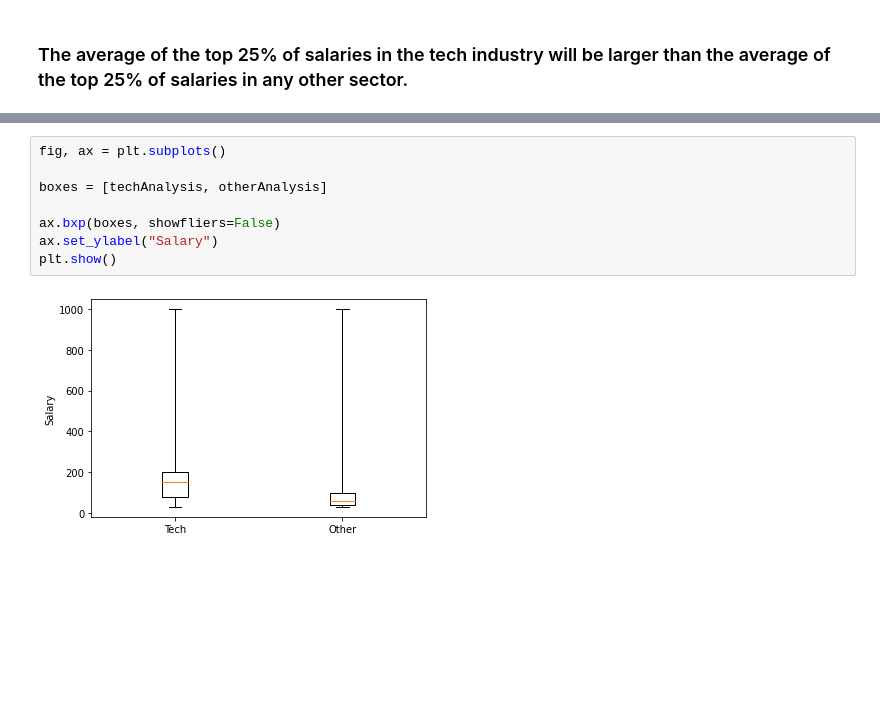
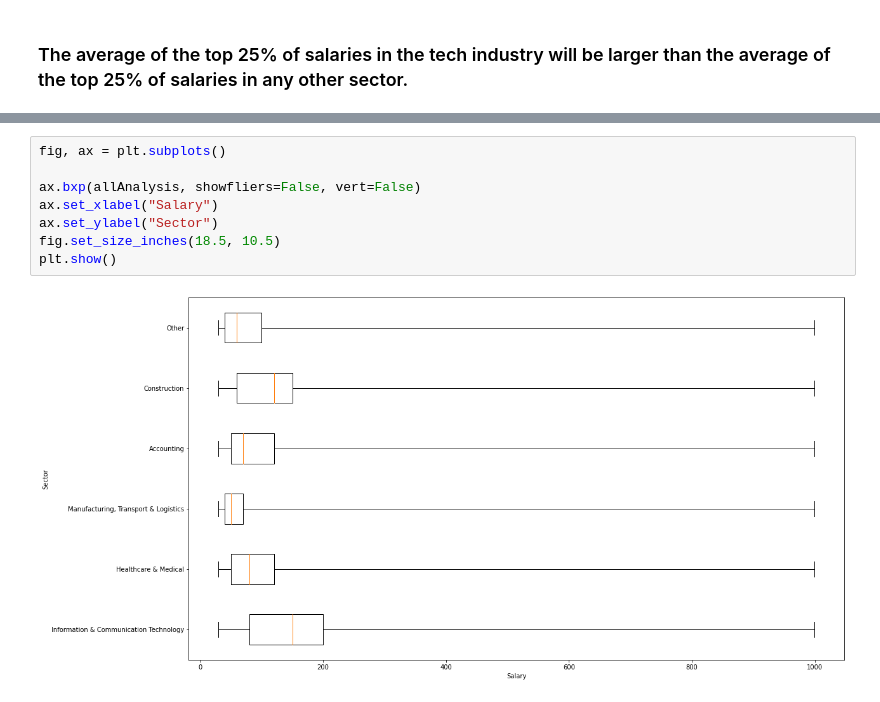
Before and after one commit to ErrolMc/3803-Assignment, a Jupyter notebook: Assignment/Assignment.ipynb, the cells around one changed output, grey strips where cells are left out. Drawn from its saved outputs; the diff is of its cells as text; blank space fills up the shorter version.

Commit message:
Box plot is now top 5 (salaries) + the rest

```diff
--- a/Assignment/Assignment.ipynb
+++ b/Assignment/Assignment.ipynb
@@ -470,10 +506,10 @@ otherAnalysis = AnalyseSalaries(otherSalaries, "Other")
 # %%
 fig, ax = plt.subplots()
 
-boxes = [techAnalysis, otherAnalysis]
-
-ax.bxp(boxes, showfliers=False)
-ax.set_ylabel("Salary")
+ax.bxp(allAnalysis, showfliers=False, vert=False)
+ax.set_xlabel("Salary")
+ax.set_ylabel("Sector")
+fig.set_size_inches(18.5, 10.5)
 plt.show()
 # %% [output]
-[figure, old version]
+[figure, new version]
```
Also changed, not shown: parts of 1 cell of this notebook.
